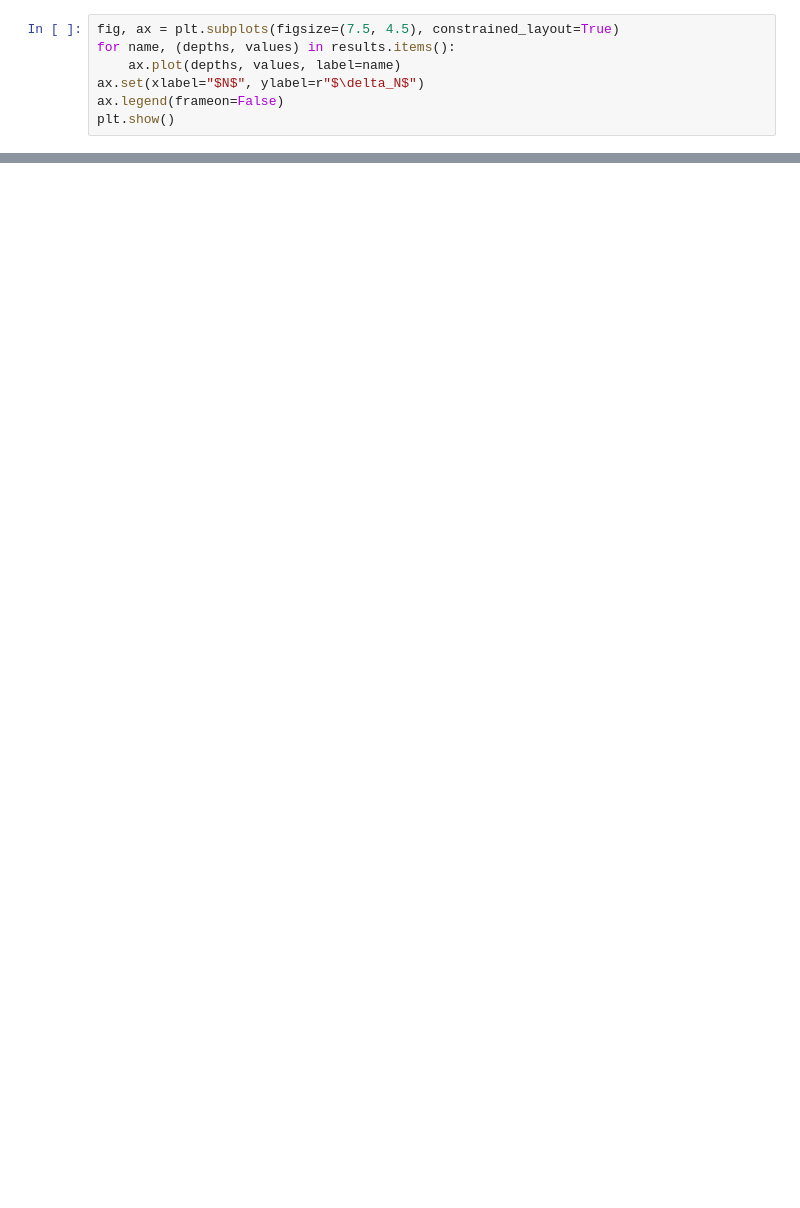
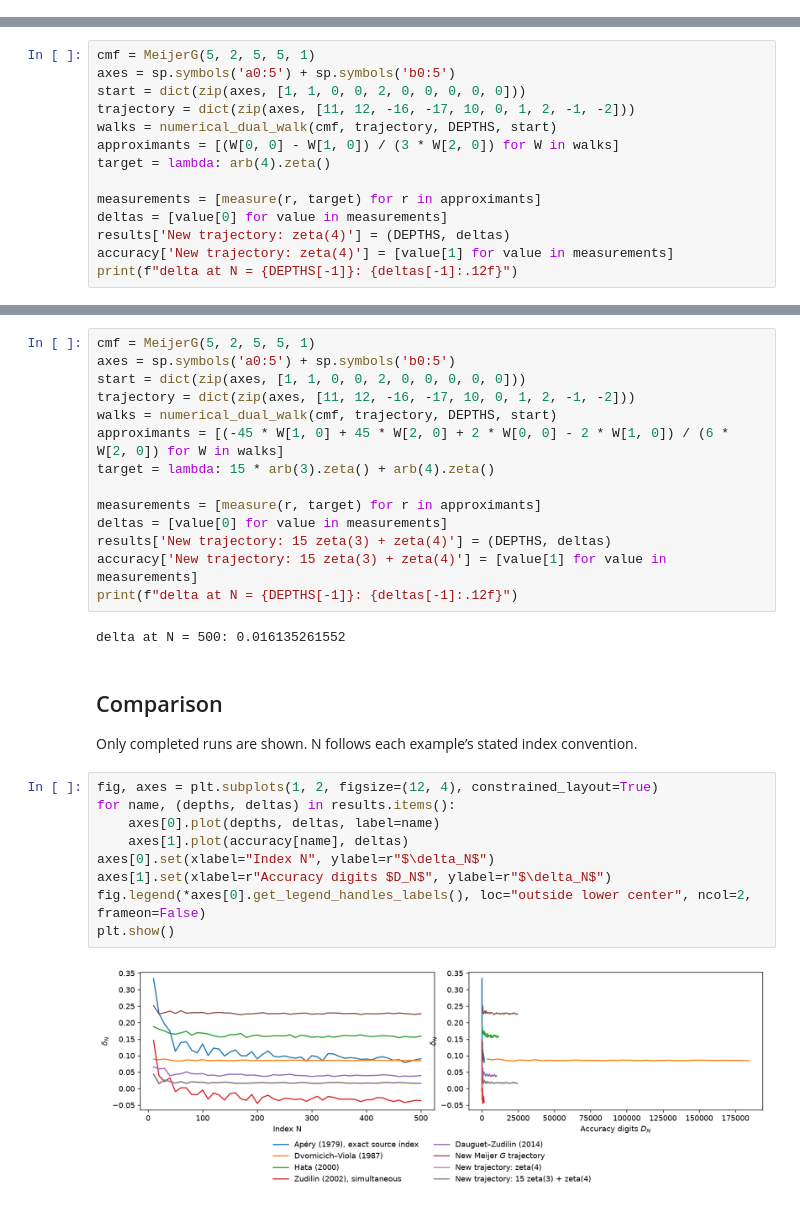
Before and after one commit to RamanujanMachine/new_directions_notebooks, a Jupyter notebook: zeta3_history.ipynb, the cells around one changed output, grey strips where cells are left out. Drawn from its saved outputs; the diff is of its cells as text; blank space fills up the shorter version.

```diff
--- a/zeta3_history.ipynb
+++ b/zeta3_history.ipynb
@@ -523,7 +0,0 @@ $\delta_N$ against the walk depth $N$.
-# %%
-fig, ax = plt.subplots(figsize=(7.5, 4.5), constrained_layout=True)
-for name, (depths, values) in results.items():
-    ax.plot(depths, values, label=name)
-ax.set(xlabel="$N$", ylabel=r"$\delta_N$")
-ax.legend(frameon=False)
-plt.show()
@@ -548,0 +250,14 @@ Rows marked “reference only” have no verified CMF encoding in the supplied m
+# %%
+cmf = MeijerG(5, 2, 5, 5, 1)
+axes = sp.symbols('a0:5') + sp.symbols('b0:5')
+start = dict(zip(axes, [1, 1, 0, 0, 2, 0, 0, 0, 0, 0]))
+trajectory = dict(zip(axes, [11, 12, -16, -17, 10, 0, 1, 2, -1, -2]))
+walks = numerical_dual_walk(cmf, trajectory, DEPTHS, start)
+approximants = [(W[0, 0] - W[1, 0]) / (3 * W[2, 0]) for W in walks]
+target = lambda: arb(4).zeta()
+
+measurements = [measure(r, target) for r in approximants]
+deltas = [value[0] for value in measurements]
+results['New trajectory: zeta(4)'] = (DEPTHS, deltas)
+accuracy['New trajectory: zeta(4)'] = [value[1] for value in measurements]
+print(f"delta at N = {DEPTHS[-1]}: {deltas[-1]:.12f}")
@@ -548,0 +273,31 @@ Rows marked “reference only” have no verified CMF encoding in the supplied m
+# %%
+cmf = MeijerG(5, 2, 5, 5, 1)
+axes = sp.symbols('a0:5') + sp.symbols('b0:5')
+start = dict(zip(axes, [1, 1, 0, 0, 2, 0, 0, 0, 0, 0]))
+trajectory = dict(zip(axes, [11, 12, -16, -17, 10, 0, 1, 2, -1, -2]))
+walks = numerical_dual_walk(cmf, trajectory, DEPTHS, start)
+approximants = [(-45 * W[1, 0] + 45 * W[2, 0] + 2 * W[0, 0] - 2 * W[1, 0]) / (6 * W[2, 0]) for W in walks]
+target = lambda: 15 * arb(3).zeta() + arb(4).zeta()
+
+measurements = [measure(r, target) for r in approximants]
+deltas = [value[0] for value in measurements]
+results['New trajectory: 15 zeta(3) + zeta(4)'] = (DEPTHS, deltas)
+accuracy['New trajectory: 15 zeta(3) + zeta(4)'] = [value[1] for value in measurements]
+print(f"delta at N = {DEPTHS[-1]}: {deltas[-1]:.12f}")
+# %% [output]
+delta at N = 500: 0.016135261552
+# %% [markdown]
+## Comparison
+
+Only completed runs are shown. N follows each example’s stated index convention.
+# %%
+fig, axes = plt.subplots(1, 2, figsize=(12, 4), constrained_layout=True)
+for name, (depths, deltas) in results.items():
+    axes[0].plot(depths, deltas, label=name)
+    axes[1].plot(accuracy[name], deltas)
+axes[0].set(xlabel="Index N", ylabel=r"$\delta_N$")
+axes[1].set(xlabel=r"Accuracy digits $D_N$", ylabel=r"$\delta_N$")
+fig.legend(*axes[0].get_legend_handles_labels(), loc="outside lower center", ncol=2, frameon=False)
+plt.show()
+# %% [output]
+[figure, added]
```
Also changed, not shown: parts of 53 cells of this notebook, 40 other files.
